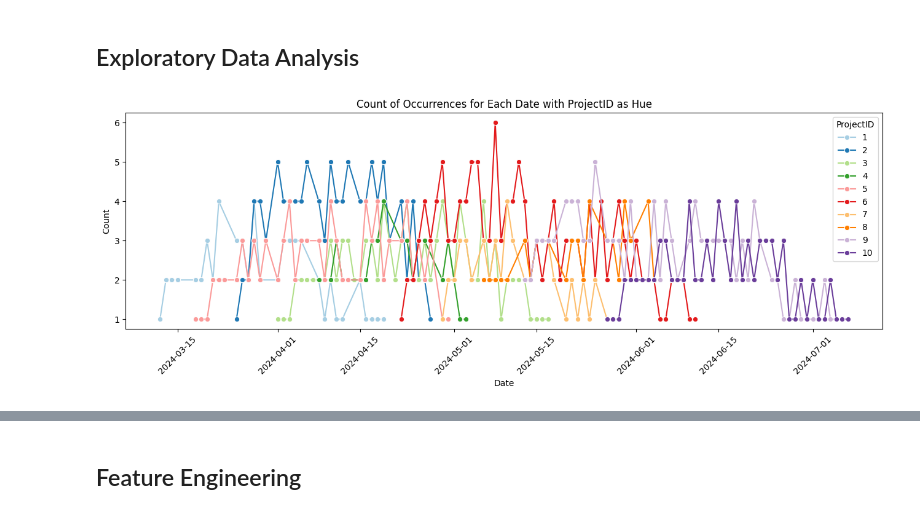
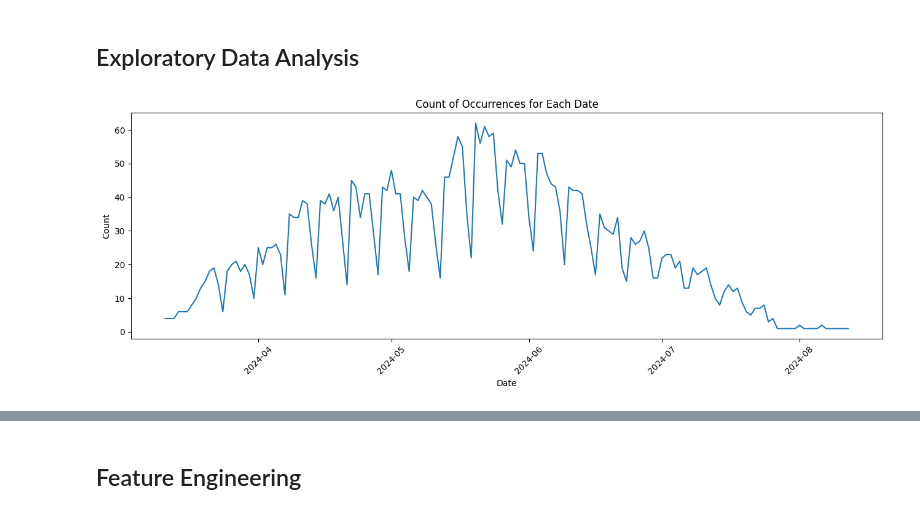
Before and after one commit to radicu/method, a Jupyter notebook: notebook.ipynb, the cells around one changed output, grey strips where cells are left out. Cells and saved outputs as stored; diff of their text form; code cells hidden in the pictures.

```diff
--- a/notebook.ipynb
+++ b/notebook.ipynb
@@ -12,9 +12,9 @@ from sklearn.metrics import mean_squared_error, mean_absolute_error
 # %% [markdown]
 ## Read Data
 # %%
-tasks = pd.read_csv('data/task_report_10.csv')
-task_detail = pd.read_csv('data/task_10.csv')
-projects = pd.read_csv('data/project_report_10.csv')
+tasks = pd.read_csv('data/task_report_30_3.csv')
+task_detail = pd.read_csv('data/task_30.csv')
+projects = pd.read_csv('data/project_report_30_3.csv')
 
 # Convert to datetime
 tasks['Date'] = pd.to_datetime(tasks['Date'])
@@ -35,19 +38,19 @@ def calculate_depth(row):
 # %% [markdown]
 ## Exploratory Data Analysis
 # %%
-date_counts = tasks.groupby(['Date', 'ProjectID']).size().reset_index(name='Count')
+date_counts = tasks.groupby(['Date']).size().reset_index(name='Count')
 
 # Plotting with Seaborn
 plt.figure(figsize=(13, 5))
-sns.lineplot(data=date_counts, x='Date', y='Count', hue='ProjectID', marker='o', palette='Paired')
-plt.title('Count of Occurrences for Each Date with ProjectID as Hue')
+sns.lineplot(data=date_counts, x='Date', y='Count')
+plt.title('Count of Occurrences for Each Date')
 plt.xlabel('Date')
 plt.ylabel('Count')
 plt.xticks(rotation=45)
 plt.tight_layout()
 plt.show()
 # %% [output]
-[figure, old version]
+[figure, new version]
 # %%
 project_counts = tasks.groupby(['ProjectID','ID']).size().reset_index(name='Count')
 project_counts = project_counts.groupby('ProjectID').agg({'ID':'count','Count':'sum'}).reset_index()
```
Also changed, not shown: parts of 10 cells of this notebook, 5 other files.
